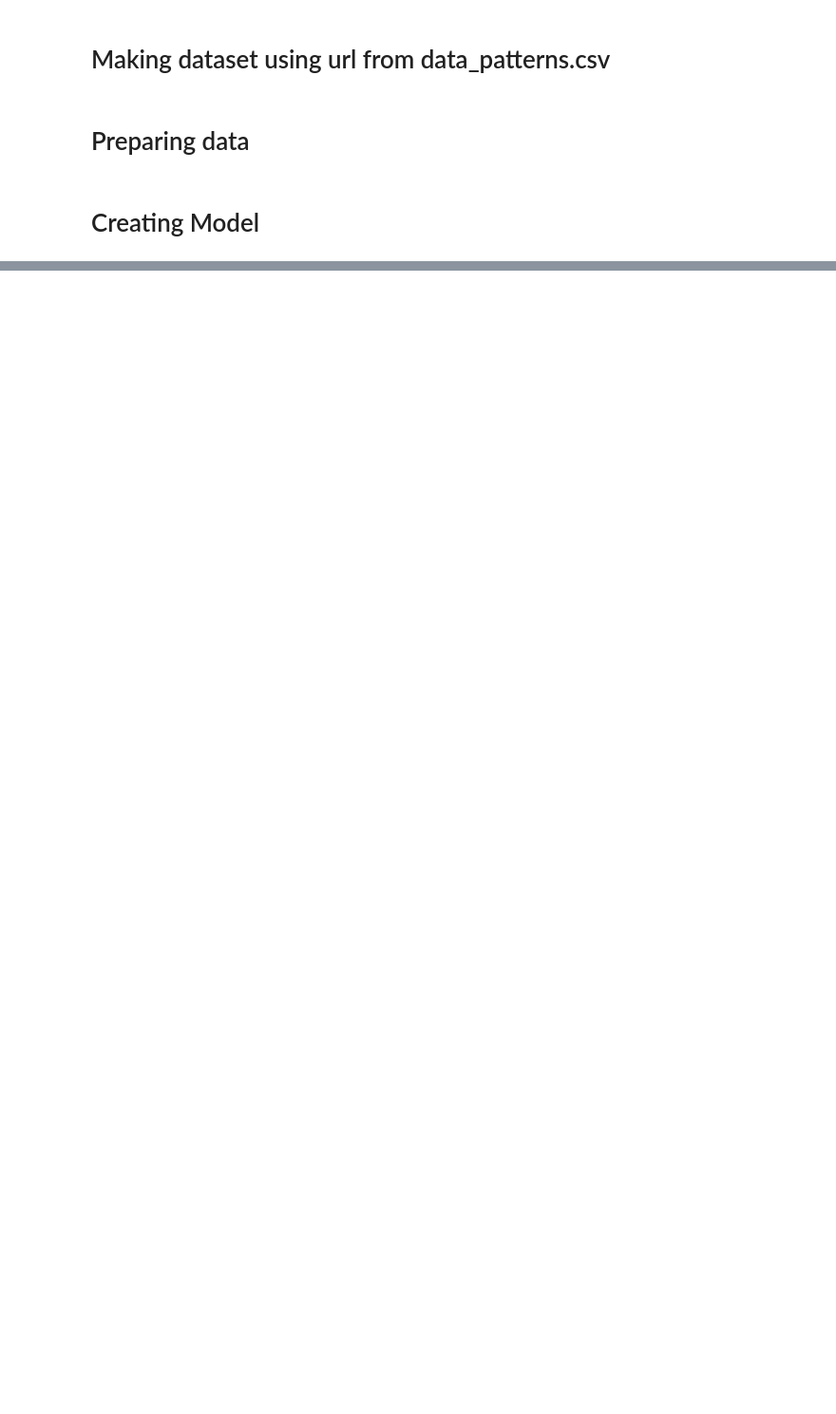
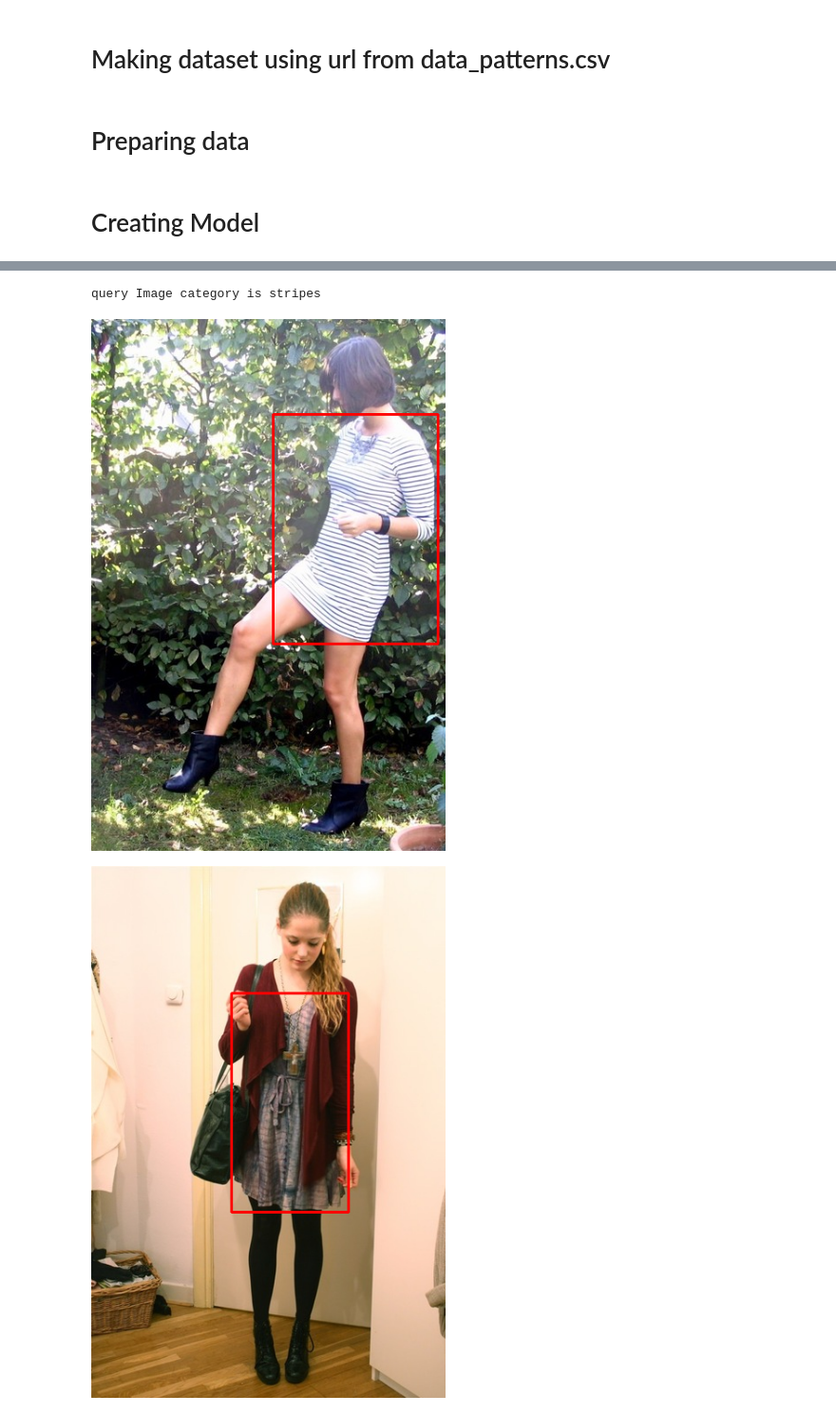
Before and after one commit to meghrajpardesi/Image_classification-cloths-, a Jupyter notebook: Greendeck_assignment(Machine_learning).ipynb, the cells around one changed output, grey strips where cells are left out. Shown at 95% size. Cells and saved outputs as stored; diff of their text form; code cells hidden in the pictures; blank space fills up the shorter version.

Commit message:
completed the Assignment

```diff
--- a/Greendeck_assignment(Machine_learning).ipynb
+++ b/Greendeck_assignment(Machine_learning).ipynb
@@ -254,0 +232,20 @@ print(y_test[1006])
+# %%
+def predictImage(img_path):
+    # category_dict to category list
+    categories = list(category_dict.keys())
+    IMG_WIDTH = 50
+    IMG_HEIGHT = 75
+    IMG_CHENNEL = 1
+    IMG = image.load_img(img_path, target_size=(IMG_WIDTH,IMG_HEIGHT,IMG_CHENNEL),color_mode = "grayscale")
+    IMG = image.img_to_array(IMG)
+    IMG = IMG/255
+    x = np.expand_dims(IMG, axis=0)
+    result =int(model.predict_classes(x))
+
+    result_category = categories[result]
+    return result_category
+
+
+img = '/content/strips2.png'
+category = predictImage(img)
+print(category)
@@ -254,0 +259,28 @@ print(y_test[1006])
+# %%
+csv_file = 'dress_patterns.csv' # csv file contains urls
+% matplotlib inline
+def showSimilarImage(img_path,n_sim = 4):
+
+    result_category = predictImage(img_path)
+
+    print(f"query Image category is {result_category}")
+    img = cv2.imread(img_path, cv2.IMREAD_UNCHANGED)
+    cv2_imshow(img) # to Display query image
+
+    df =pd.read_csv(csv_file)
+    df1 =df[ df['category'].str.contains(result_category).to_list() ]
+    imgs = df1['image_url'].sample(n_sim).to_list()
+    # To display all the similar images
+    for i in imgs:
+        name = i.rsplit('/')[-1].split('.')[0]+'.png'
+        loc = "/content/assignment/"
+        imgName = loc + name
+        # print(filename)
+        img = cv2.imread(imgName, cv2.IMREAD_UNCHANGED)
+        cv2_imshow(img)
+
+showSimilarImage('/content/plain2.png')
+# %% [output]
+query Image category is stripes
+[figure, added]
+[figure, added]
```
Also changed, not shown: parts of 15 cells of this notebook.
